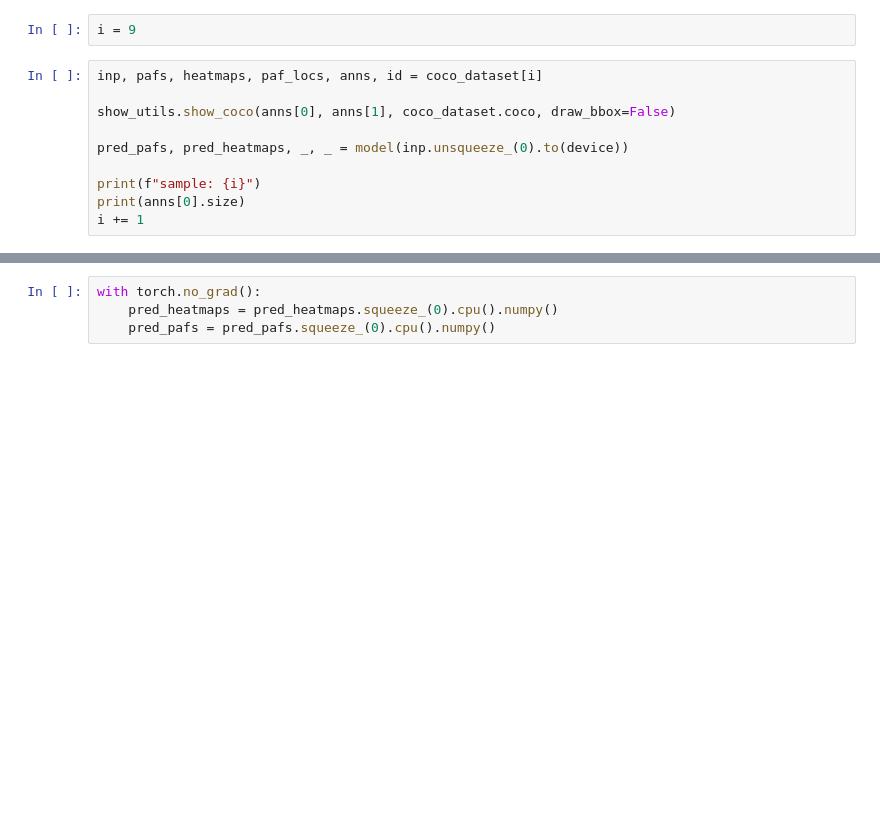
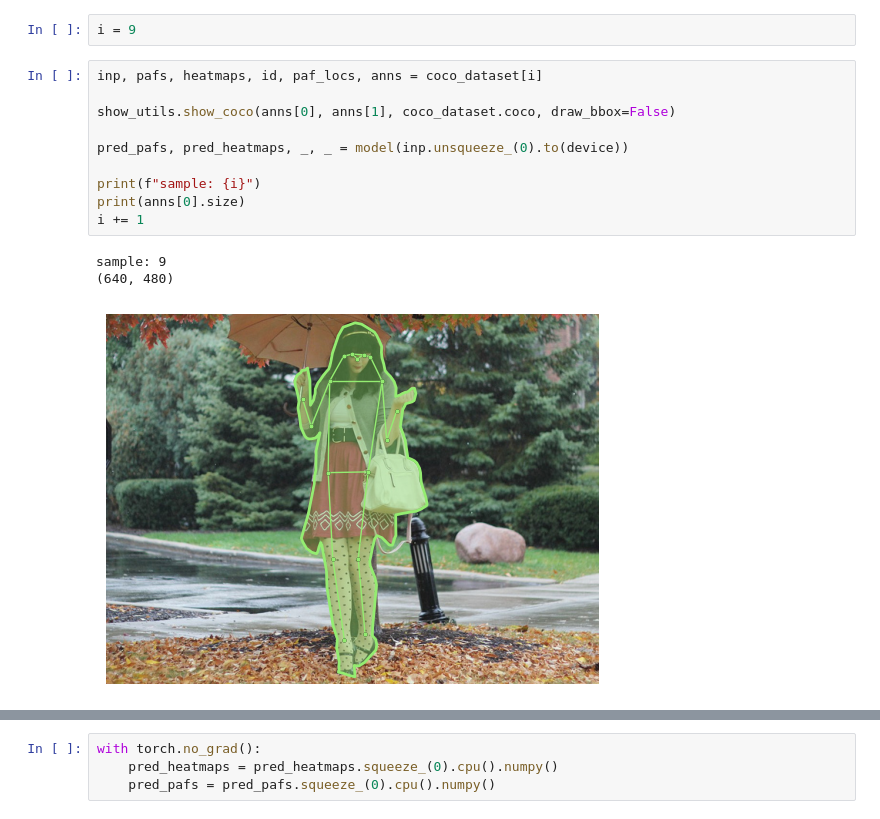
Before and after one commit to millliono/openpose, a Jupyter notebook: visual_prediction.ipynb, the cells around one changed output, grey strips where cells are left out. Drawn from its saved outputs; the diff is of its cells as text; blank space fills up the shorter version.

```diff
--- a/visual_prediction.ipynb
+++ b/visual_prediction.ipynb
@@ -27,15 +32,19 @@ model.eval();
 # %%
 i = 9
 # %%
-inp, pafs, heatmaps, paf_locs, anns, id = coco_dataset[i]
+inp, pafs, heatmaps, id, paf_locs, anns = coco_dataset[i]
 
 show_utils.show_coco(anns[0], anns[1], coco_dataset.coco, draw_bbox=False)
 
 pred_pafs, pred_heatmaps, _, _ = model(inp.unsqueeze_(0).to(device))
 
 print(f"sample: {i}")
 print(anns[0].size)
 i += 1
+# %% [output]
+sample: 9
+(640, 480)
+[figure, added]
 # %%
 import post
 inp = v2.ToPILImage()(inp.squeeze_(0).cpu())
```
Also changed, not shown: parts of 2 cells of this notebook, 4 other files.
